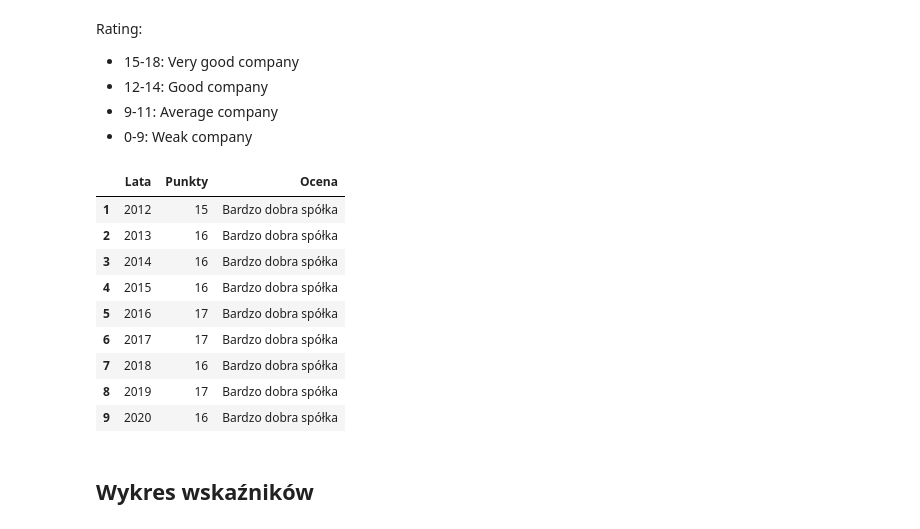
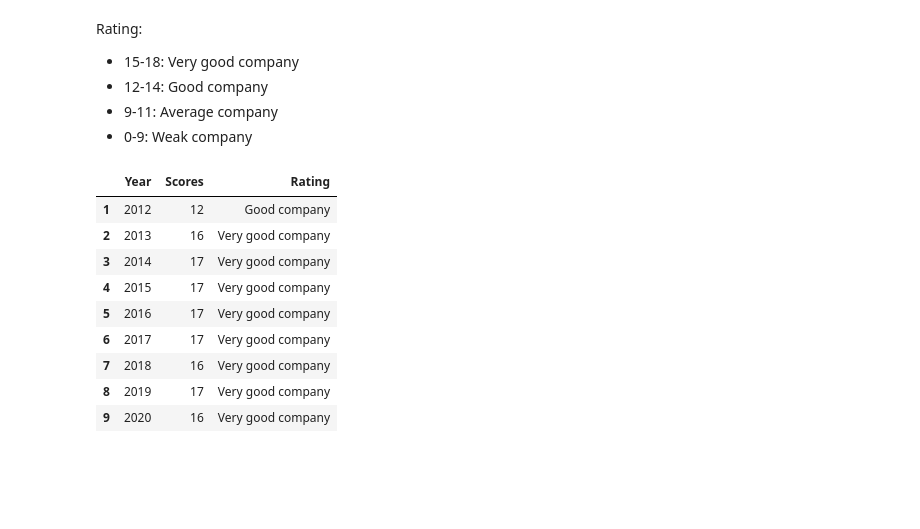
Before and after one commit to TomekSwiatek/Analiza-spolki-gieldowej, a Jupyter notebook: Analysis of Polish stocks.ipynb, the cells around one changed output. Drawn from its saved outputs; the diff is of its cells as text; code cells hidden in the pictures; blank space fills up the shorter version.

```diff
--- a/Analysis of Polish stocks.ipynb
+++ b/Analysis of Polish stocks.ipynb
@@ -448,18 +448,16 @@ def rate(score):
     else: return ('Weak company')
 
 df['Rating'] = df['Scores'].apply(rate);
-# %%
-df[['Lata','Punkty', 'Ocena']]
-# %% [output]
-|  | Lata | Punkty | Ocena |
-| 1 | 2012 | 15 | Bardzo dobra spółka |
-| 2 | 2013 | 16 | Bardzo dobra spółka |
-| 3 | 2014 | 16 | Bardzo dobra spółka |
-| 4 | 2015 | 16 | Bardzo dobra spółka |
-| 5 | 2016 | 17 | Bardzo dobra spółka |
-| 6 | 2017 | 17 | Bardzo dobra spółka |
-| 7 | 2018 | 16 | Bardzo dobra spółka |
-| 8 | 2019 | 17 | Bardzo dobra spółka |
-| 9 | 2020 | 16 | Bardzo dobra spółka |
-# %% [markdown]
-## Wykres wskaźników
+# %%
+df[['Year','Scores', 'Rating']]
+# %% [output]
+|  | Year | Scores | Rating |
+| 1 | 2012 | 12 | Good company |
+| 2 | 2013 | 16 | Very good company |
+| 3 | 2014 | 17 | Very good company |
+| 4 | 2015 | 17 | Very good company |
+| 5 | 2016 | 17 | Very good company |
+| 6 | 2017 | 17 | Very good company |
+| 7 | 2018 | 16 | Very good company |
+| 8 | 2019 | 17 | Very good company |
+| 9 | 2020 | 16 | Very good company |
```
Also changed, not shown: parts of 7 cells of this notebook, 1 other file.
